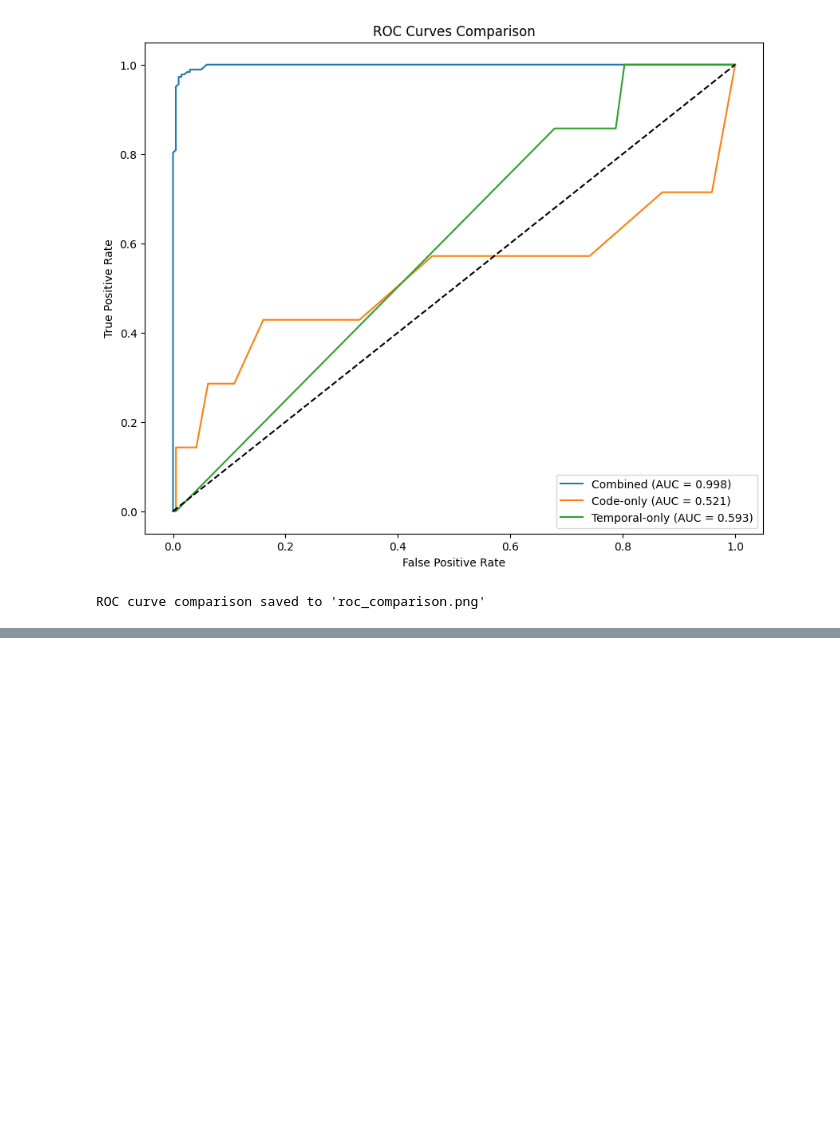
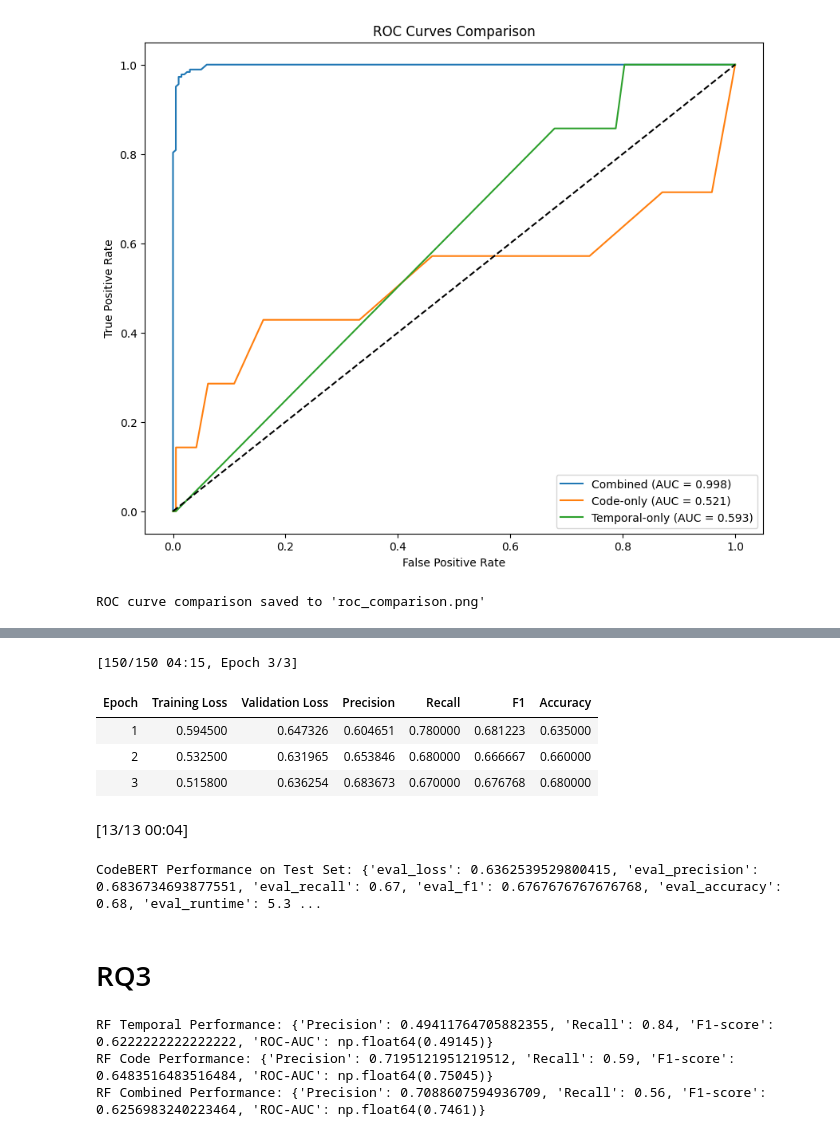
Before and after one commit to joeadham/MineSecVulnOSS, a Jupyter notebook: Data_driven_software_course_project.ipynb, the cells around one changed output, grey strips where cells are left out. Cells and saved outputs as stored; diff of their text form; code cells hidden in the pictures; blank space fills up the shorter version.

```diff
--- a/Data_driven_software_course_project.ipynb
+++ b/Data_driven_software_course_project.ipynb
@@ -416,0 +506,48 @@ ROC curve comparison saved to 'roc_comparison.png'
+# %%
+
+def compute_metrics(eval_pred):
+    logits, labels = eval_pred
+    predictions = np.argmax(logits, axis=1)
+    return {
+        "precision": precision_score(labels, predictions),
+        "recall": recall_score(labels, predictions),
+        "f1": f1_score(labels, predictions),
+        "accuracy": accuracy_score(labels, predictions)
+    }
+
+training_args = TrainingArguments(
+    output_dir="./codebert_results",
+    run_name="codebert_binary_classification",
+    evaluation_strategy="epoch",
+    learning_rate=2e-5,
+    per_device_train_batch_size=16,
+    per_device_eval_batch_size=16,
+    num_train_epochs=3,
+    weight_decay=0.01,
+    logging_dir='./logs',
+    logging_steps=10,
+)
+
+
+trainer = Trainer(
+    model=model,
+    args=training_args,
+    train_dataset=train_dataset,
+    eval_dataset=test_dataset,
+    compute_metrics=compute_metrics
+)
+# %%
+
+trainer.train()
+eval_results = trainer.evaluate()
+print("CodeBERT Performance on Test Set:", eval_results)
+# %% [output]
+[150/150 04:15, Epoch 3/3]
+| Epoch | Training Loss | Validation Loss | Precision | Recall | F1 | Accuracy |
+| 1 | 0.594500 | 0.647326 | 0.604651 | 0.780000 | 0.681223 | 0.635000 |
+| 2 | 0.532500 | 0.631965 | 0.653846 | 0.680000 | 0.666667 | 0.660000 |
+| 3 | 0.515800 | 0.636254 | 0.683673 | 0.670000 | 0.676768 | 0.680000 |
+[13/13 00:04]
+CodeBERT Performance on Test Set: {'eval_loss': 0.6362539529800415, 'eval_precision': 0.6836734693877551, 'eval_recall': 0.67, 'eval_f1': 0.6767676767676768, 'eval_accuracy': 0.68, 'eval_runtime': 5.3 ...
+# %% [markdown]
+# RQ3
@@ -416,0 +595,23 @@ ROC curve comparison saved to 'roc_comparison.png'
+# %%
+
+def train_rf(X_train, X_test, y_train, y_test, name):
+    clf = RandomForestClassifier(n_estimators=100, random_state=42, class_weight='balanced')
+    clf.fit(X_train, y_train)
+    y_pred = clf.predict(X_test)
+    y_proba = clf.predict_proba(X_test)[:, 1]
+    metrics = {
+        'Precision': precision_score(y_test, y_pred),
+        'Recall': recall_score(y_test, y_pred),
+        'F1-score': f1_score(y_test, y_pred),
+        'ROC-AUC': roc_auc_score(y_test, y_proba)
+    }
+    print(f"{name} Performance:", metrics)
+    return metrics
+
+rf_temporal_metrics = train_rf(X_temporal_train, X_temporal_test, y_train, y_test, "RF Temporal")
+rf_code_metrics = train_rf(X_code_train, X_code_test, y_train, y_test, "RF Code")
+rf_combined_metrics = train_rf(X_combined_train, X_combined_test, y_train, y_test, "RF Combined")
+# %% [output]
+RF Temporal Performance: {'Precision': 0.49411764705882355, 'Recall': 0.84, 'F1-score': 0.6222222222222222, 'ROC-AUC': np.float64(0.49145)}
+RF Code Performance: {'Precision': 0.7195121951219512, 'Recall': 0.59, 'F1-score': 0.6483516483516484, 'ROC-AUC': np.float64(0.75045)}
+RF Combined Performance: {'Precision': 0.7088607594936709, 'Recall': 0.56, 'F1-score': 0.6256983240223464, 'ROC-AUC': np.float64(0.7461)}
```
Also changed, not shown: parts of 14 cells of this notebook.
